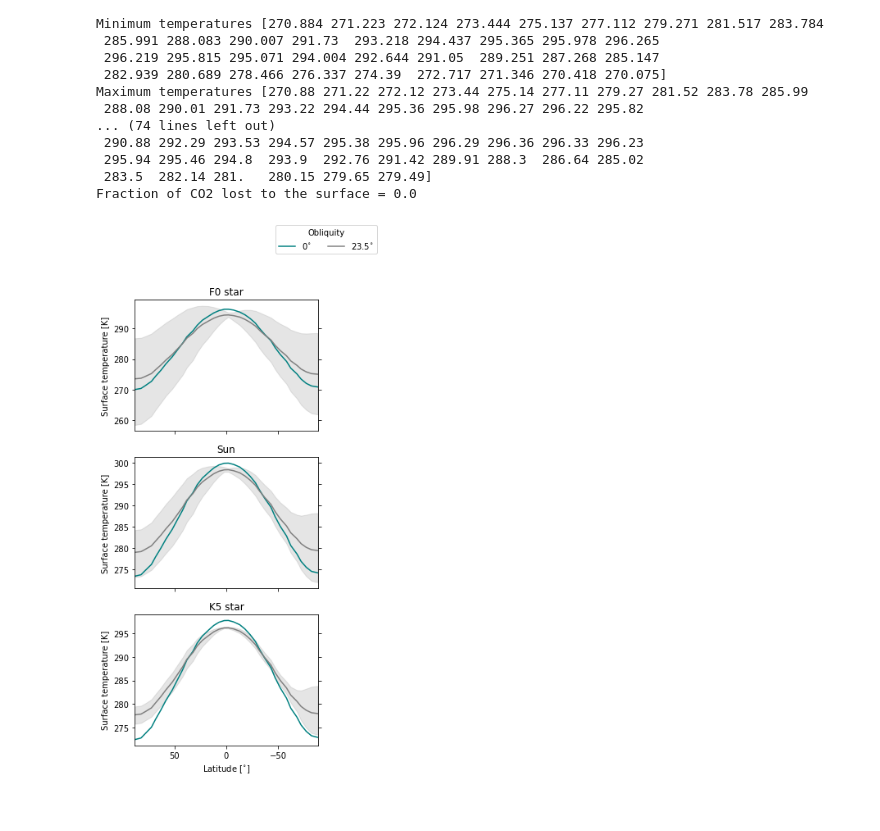
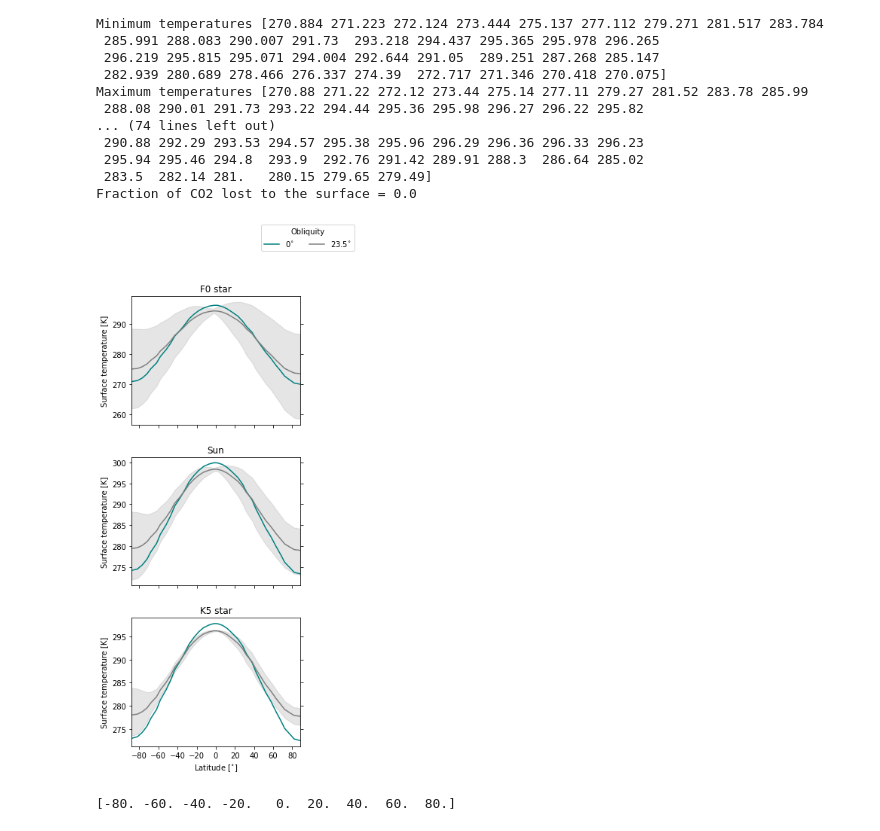
Before and after one commit to irenebonati/CO2-condensation, a Jupyter notebook: Code/Plots.ipynb, the cells around one changed output. Saved outputs shown, nothing was run; the diff lists cells and outputs as text; code cells hidden in the pictures.

Commit message:
Reversed x-axis for Figure 1 and Figure 4

```diff
--- a/Code/Plots.ipynb
+++ b/Code/Plots.ipynb
@@ -1021,26 +1021,32 @@ Maximum temperatures [270.88 271.22 272.12 273.44 275.14 277.11 279.27 281.52 28
  283.5  282.14 281.   280.15 279.65 279.49]
 Fraction of CO2 lost to the surface = 0.0
 # %%
-fig, ax = plt.subplots(3, 1, figsize=(4, 10), sharex=True)
+fig, ax = plt.subplots(3, 1, figsize=(4, 11), sharex=True)
+plt.subplots_adjust(hspace=0.25)
 for i in range(temp_ave.shape[1]):
 
     latitude = latitude_plot[:,i]
 
 stars=["F0 star", "Sun", "K5 star"]
 for i in range(3):
     #ax[i].fill_between(latitude,temp_mi[:,i],temp_ma[:,i],color='teal',alpha=0.2)
     ax[i].fill_between(latitude,temp_mi[:,i+3],temp_ma[:,i+3],color='grey',alpha=0.2)
     av_lowobl=ax[i].plot(latitude,temp_ave[:,i],color='teal',label='$0^{\circ}$')
     av_highobl=ax[i].plot(latitude,temp_ave[:,i+3],color='grey',label='$23.5^{\circ}$')
-    ax[i].set_xlim([88, -88])
+    ax[i].set_xlim([-88, 88])
     ax[i].yaxis.set_ticks_position('both')
     ax[i].set_ylabel("Surface temperature [K]")
     ax[i].set_title('{}'.format(stars[i]))
+    ax[i].set_xticks(np.arange(-80, 80+20, 20.))
 ax[0].legend(title='Obliquity',ncol=len(df.columns),loc=(0.77,1.35))
 plt.setp(av_lowobl[1:], label="_")
 plt.setp(av_highobl[1:], label="_")
 plt.xlabel("Latitude [$^{\circ}$]")
 plt.savefig('Figures/shading_icold{}_a{}.pdf'.format(icoldflag[0],a0[0]), bbox_inches='tight',format='pdf')
 plt.show()
 # %% [output]
-[figure, old version]
+[figure, new version]
+# %%
+print(np.arange(-80, 80+20, 20.))
+# %% [output]
+[-80. -60. -40. -20.   0.  20.  40.  60.  80.]
```
Also changed, not shown: 4 other files.
